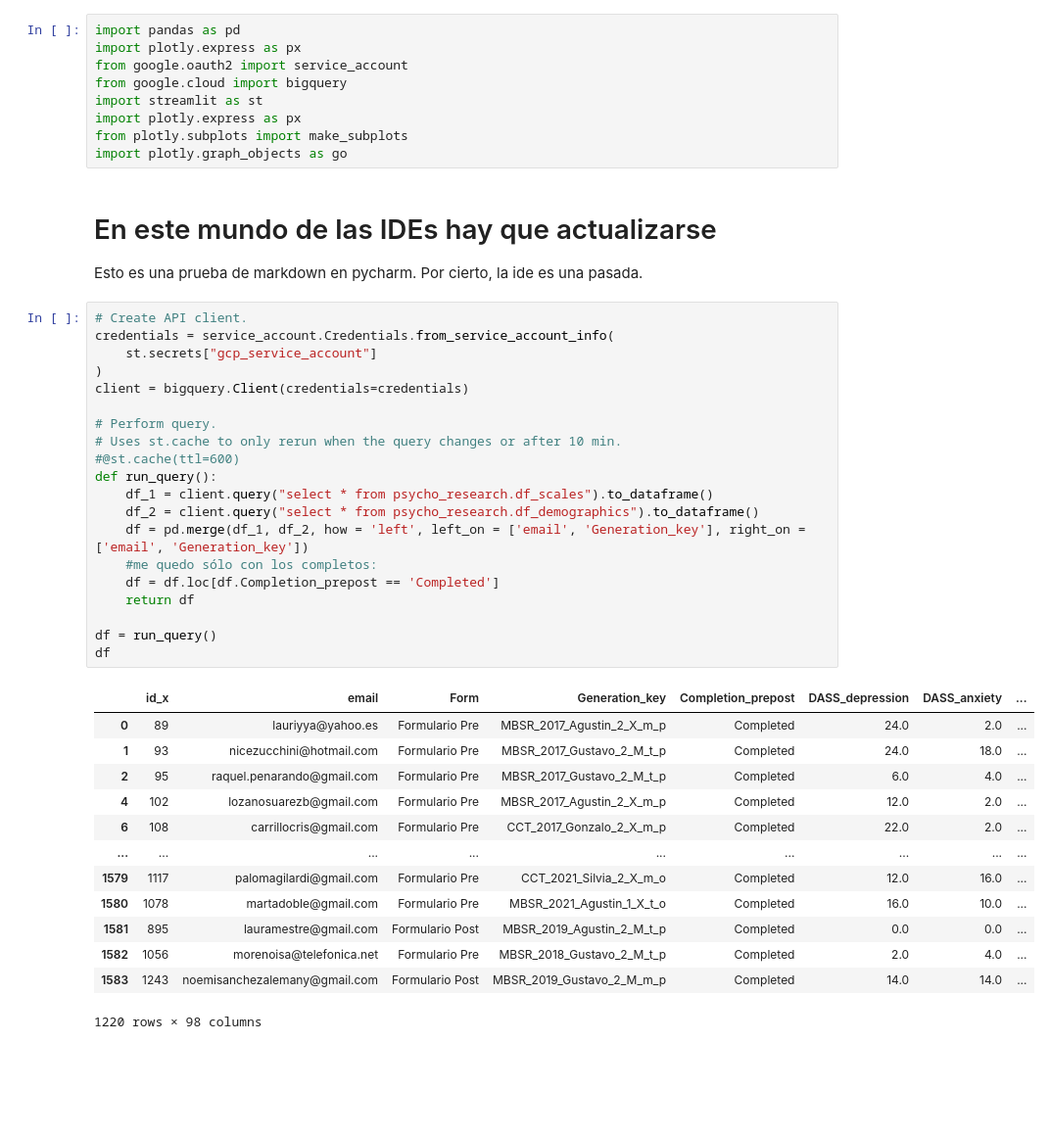
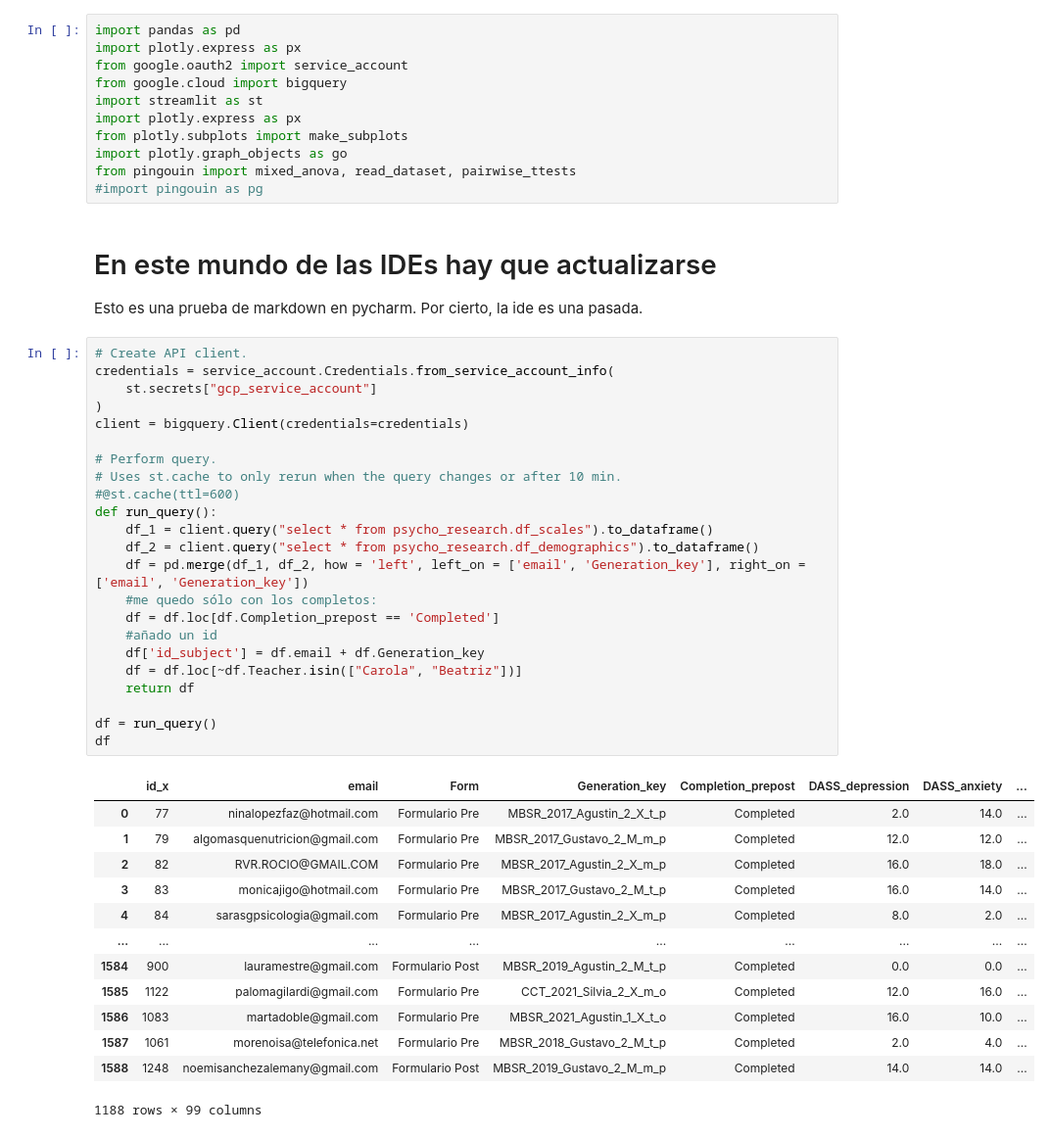
Before and after one commit to gustavodietz/streamlit_dash, a Jupyter notebook: notebooks/Prueba notebook.ipynb, the cells around one changed output. Shown at 98% size. Saved outputs shown, nothing was run; the diff lists cells and outputs as text; blank space fills up the shorter version.

```diff
--- a/notebooks/Prueba notebook.ipynb
+++ b/notebooks/Prueba notebook.ipynb
@@ -7,42 +7,47 @@ import streamlit as st
 import plotly.express as px
 from plotly.subplots import make_subplots
 import plotly.graph_objects as go
+from pingouin import mixed_anova, read_dataset, pairwise_ttests
+#import pingouin as pg
 # %% [markdown]
 # En este mundo de las IDEs hay que actualizarse
 Esto es una prueba de markdown en pycharm. Por cierto, la ide es una pasada.
 # %%
 # Create API client.
 credentials = service_account.Credentials.from_service_account_info(
     st.secrets["gcp_service_account"]
 )
 client = bigquery.Client(credentials=credentials)
 
 # Perform query.
 # Uses st.cache to only rerun when the query changes or after 10 min.
 #@st.cache(ttl=600)
 def run_query():
     df_1 = client.query("select * from psycho_research.df_scales").to_dataframe()
     df_2 = client.query("select * from psycho_research.df_demographics").to_dataframe()
     df = pd.merge(df_1, df_2, how = 'left', left_on = ['email', 'Generation_key'], right_on = ['email', 'Generation_key'])
     #me quedo sólo con los completos:
     df = df.loc[df.Completion_prepost == 'Completed']
+    #añado un id
+    df['id_subject'] = df.email + df.Generation_key
+    df = df.loc[~df.Teacher.isin(["Carola", "Beatriz"])]
     return df
 
 df = run_query()
 df
 # %% [output]
 |  | id_x | email | Form | Generation_key | Completion_prepost | DASS_depression | DASS_anxiety | ... |
-| 0 | 89 | lauriyya@yahoo.es | Formulario Pre | MBSR_2017_Agustin_2_X_m_p | Completed | 24.0 | 2.0 | ... |
-| 1 | 93 | nicezucchini@hotmail.com | Formulario Pre | MBSR_2017_Gustavo_2_M_t_p | Completed | 24.0 | 18.0 | ... |
-| 2 | 95 | raquel.penarando@gmail.com | Formulario Pre | MBSR_2017_Gustavo_2_M_t_p | Completed | 6.0 | 4.0 | ... |
-| 4 | 102 | lozanosuarezb@gmail.com | Formulario Pre | MBSR_2017_Agustin_2_X_m_p | Completed | 12.0 | 2.0 | ... |
-| 6 | 108 | carrillocris@gmail.com | Formulario Pre | CCT_2017_Gonzalo_2_X_m_p | Completed | 22.0 | 2.0 | ... |
+| 0 | 77 | ninalopezfaz@hotmail.com | Formulario Pre | MBSR_2017_Agustin_2_X_t_p | Completed | 2.0 | 14.0 | ... |
+| 1 | 79 | algomasquenutricion@gmail.com | Formulario Pre | MBSR_2017_Gustavo_2_M_m_p | Completed | 12.0 | 12.0 | ... |
+| 2 | 82 | RVR.ROCIO@GMAIL.COM | Formulario Pre | MBSR_2017_Agustin_2_X_m_p | Completed | 16.0 | 18.0 | ... |
+| 3 | 83 | monicajigo@hotmail.com | Formulario Pre | MBSR_2017_Gustavo_2_M_t_p | Completed | 16.0 | 14.0 | ... |
+| 4 | 84 | sarasgpsicologia@gmail.com | Formulario Pre | MBSR_2017_Agustin_2_X_m_p | Completed | 8.0 | 2.0 | ... |
 | ... | ... | ... | ... | ... | ... | ... | ... | ... |
-| 1579 | 1117 | palomagilardi@gmail.com | Formulario Pre | CCT_2021_Silvia_2_X_m_o | Completed | 12.0 | 16.0 | ... |
-| 1580 | 1078 | martadoble@gmail.com | Formulario Pre | MBSR_2021_Agustin_1_X_t_o | Completed | 16.0 | 10.0 | ... |
-| 1581 | 895 | lauramestre@gmail.com | Formulario Post | MBSR_2019_Agustin_2_M_t_p | Completed | 0.0 | 0.0 | ... |
-| 1582 | 1056 | morenoisa@telefonica.net | Formulario Pre | MBSR_2018_Gustavo_2_M_t_p | Completed | 2.0 | 4.0 | ... |
-| 1583 | 1243 | noemisanchezalemany@gmail.com | Formulario Post | MBSR_2019_Gustavo_2_M_m_p | Completed | 14.0 | 14.0 | ... |
+| 1584 | 900 | lauramestre@gmail.com | Formulario Post | MBSR_2019_Agustin_2_M_t_p | Completed | 0.0 | 0.0 | ... |
+| 1585 | 1122 | palomagilardi@gmail.com | Formulario Pre | CCT_2021_Silvia_2_X_m_o | Completed | 12.0 | 16.0 | ... |
+| 1586 | 1083 | martadoble@gmail.com | Formulario Pre | MBSR_2021_Agustin_1_X_t_o | Completed | 16.0 | 10.0 | ... |
+| 1587 | 1061 | morenoisa@telefonica.net | Formulario Pre | MBSR_2018_Gustavo_2_M_t_p | Completed | 2.0 | 4.0 | ... |
+| 1588 | 1248 | noemisanchezalemany@gmail.com | Formulario Post | MBSR_2019_Gustavo_2_M_m_p | Completed | 14.0 | 14.0 | ... |
-1220 rows × 98 columns
+1188 rows × 99 columns
 # %%
 
```
Also changed, not shown: parts of 3 cells of this notebook, 4 other files.
